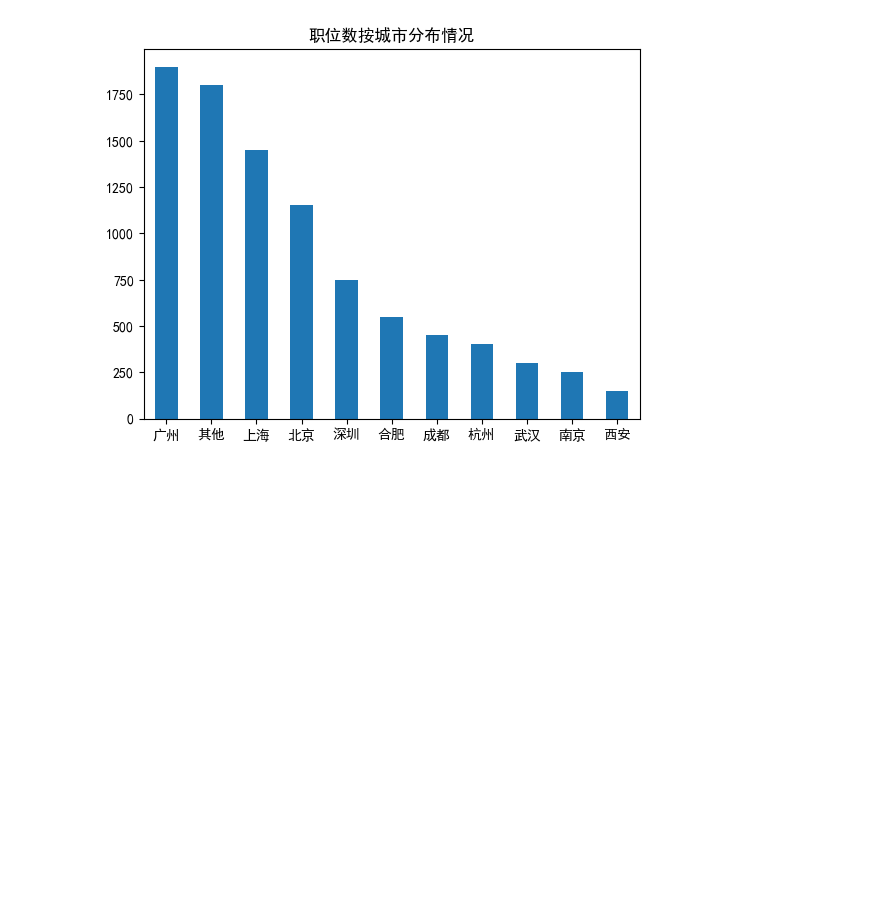
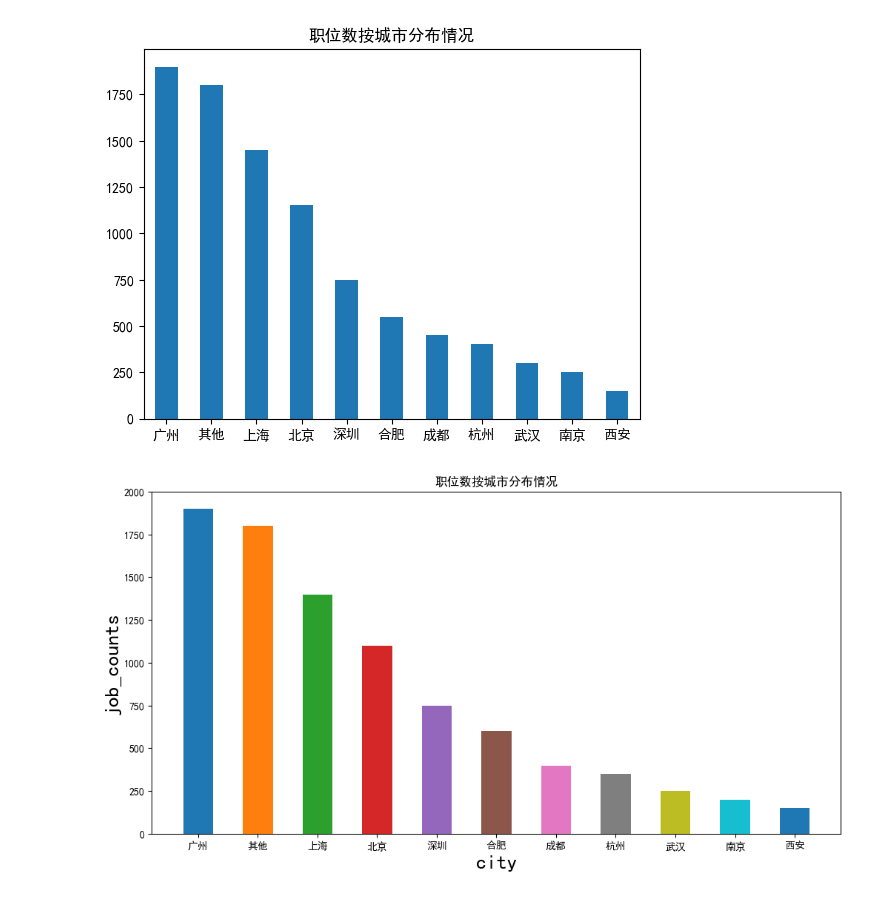
Before and after one commit to StarboyDx/AI_Learning_notes, a Jupyter notebook: notebooks/Matplotlib/_work.ipynb, the cells around one changed output. Cells and saved outputs as stored; diff of their text form; code cells hidden in the pictures; blank space fills up the shorter version.

```diff
--- a/notebooks/Matplotlib/_work.ipynb
+++ b/notebooks/Matplotlib/_work.ipynb
@@ -13,3 +13,24 @@ plt.title('职位数按城市分布情况')
 # %% [output]
 Text(0.5, 1.0, '职位数按城市分布情况')
 [figure]
+# %%
+# 补充方法
+fig1=plt.figure(figsize=(12,6))
+ax1=plt.subplot(1,1,1)
+
+city = ['广州', '其他', '上海', '北京', '深圳', '合肥', '成都', '杭州', '武汉', '南京', '西安']
+job = [1900, 1800, 1400, 1100, 750, 600, 400, 350, 250, 200, 150]
+colors = ['#1f77b4', '#ff7f0e', '#2ca02c', '#d62728', '#9467bd', '#8c564b', '#e377c2', '#7f7f7f', '#bcbd22', '#17becf', '#1f77b4']
+# 绘制柱状图
+rects=ax1.bar(x=city,
+             height=job,
+             color=colors,
+             width=0.5)
+# 设置图表标题和坐标轴
+ax1.set_ylim(0,2000)
+ax1.set_xlabel('city',fontsize=20)
+ax1.set_ylabel('job_counts',fontsize=20)
+ax1.set_title('职位数按城市分布情况')
+plt.show()
+# %% [output]
+[figure, added]
```
Also changed, not shown: 41 other files.
